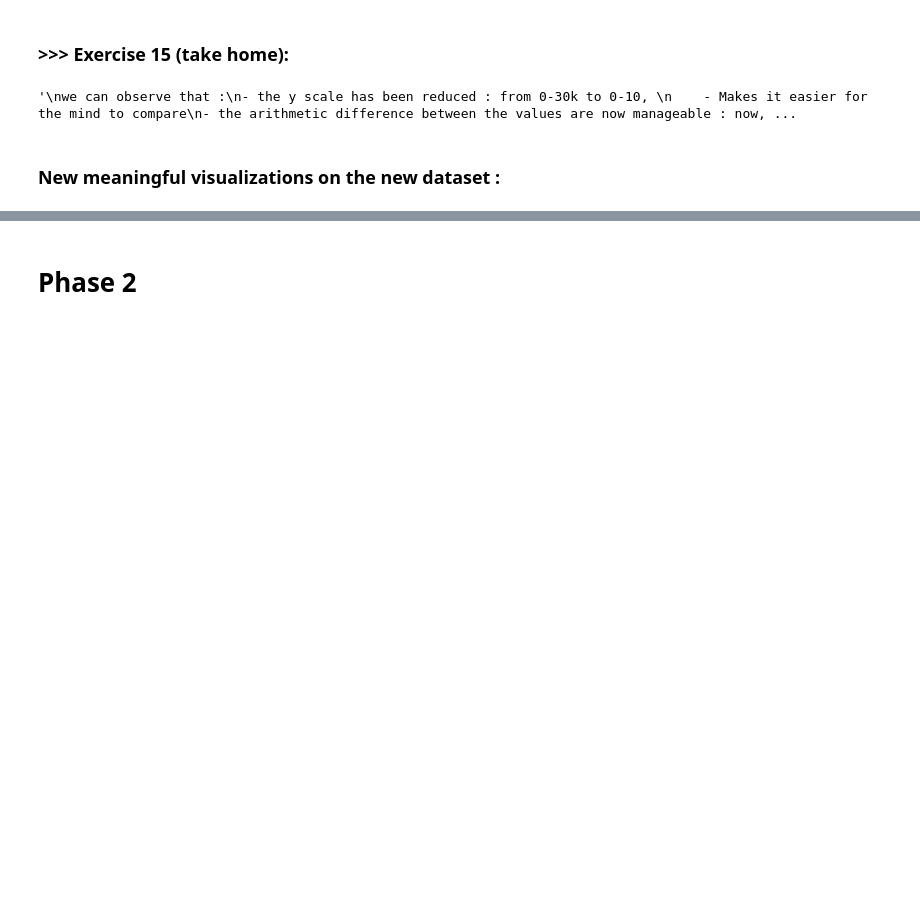
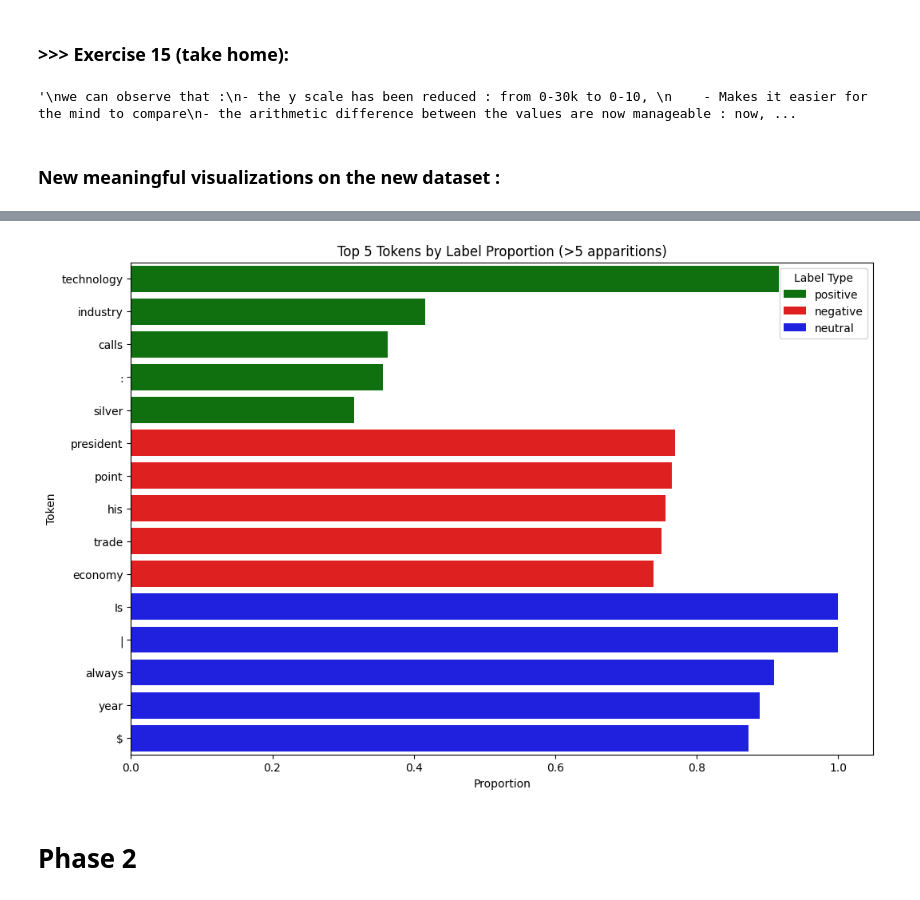
Before and after one commit to CedricCVT/DM2025-Lab1-Exercise, a Jupyter notebook: DM2025-Lab1-Homework.ipynb, the cells around one changed output, grey strips where cells are left out. Drawn from its saved outputs; the diff is of its cells as text; code cells hidden in the pictures; blank space fills up the shorter version.

```diff
--- a/DM2025-Lab1-Homework.ipynb
+++ b/DM2025-Lab1-Homework.ipynb
@@ -468,0 +508,12 @@ IndexError: index (845) out of range
+# %%
+# to plot
+result['apparitions'] = result['token'].map(exploded_df.groupby('token').size())
+
+# Filter and display
+filtered = result[result['apparitions'] > 10]
+
+for label in ['positive', 'negative', 'neutral']:
+    print(f"=== TOP 10 {label.upper()} TOKENS (>10 apparitions) ===")
+    top_tokens = filtered.nlargest(10, label)[['token', label, 'apparitions']]
+    print(top_tokens)
+    print()
@@ -469,3 +538,25 @@ IndexError: index (845) out of range
+# %%
+# data in order to plot
+plot_data = []
+for label in ['positive', 'negative', 'neutral']:
+    top_tokens = filtered.nlargest(5, label)[['token', label]]
+    top_tokens['label_type'] = label
+    top_tokens = top_tokens.rename(columns={label: 'proportion'})
+    plot_data.append(top_tokens)
+
+combined_data = pd.concat(plot_data)
+
+# combined plot
+plt.figure(figsize=(12, 8))
+sns.barplot(data=combined_data, x='proportion', y='token', hue='label_type',
+            palette={'positive': 'green', 'negative': 'red', 'neutral': 'blue'})
+plt.title('Top 5 Tokens by Label Proportion (>5 apparitions)')
+plt.xlabel('Proportion')
+plt.ylabel('Token')
+plt.legend(title='Label Type')
+plt.show()
+# %% [output]
+[figure, added]
 # %% [markdown]
 # Phase 2
 # %%
```
Also changed, not shown: parts of 3 cells of this notebook.
